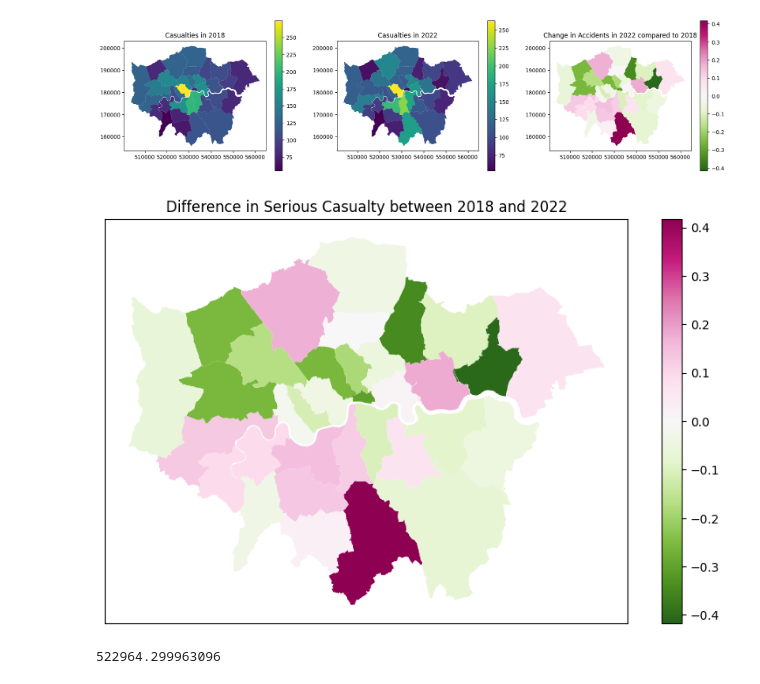
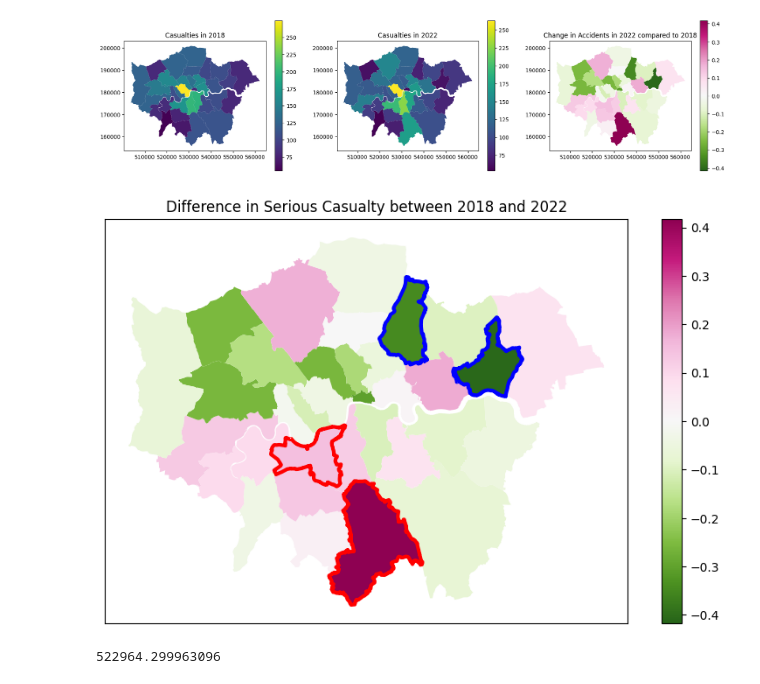
Before and after one commit to sokimura39/CUSP_Data_Dive, a Jupyter notebook: before_after_analysis.ipynb, the cells around one changed output. Cells and saved outputs as stored; diff of their text form; code cells hidden in the pictures.

```diff
--- a/before_after_analysis.ipynb
+++ b/before_after_analysis.ipynb
@@ -101,30 +103,51 @@ axes[2].set_title('Change in Accidents in 2022 compared to 2018')
 # %%
 # plot for difference in casualty
 
 # initialise plot
 f, ax = plt.subplots(1, 1, figsize = (10, 6))
 
 # plot boroughs
 boroughs[(boroughs['casualty_2018'] != 0) & (boroughs['casualty_2022'] != 0)].plot(
     ax = ax,
     column = 'casualty_difference',
     legend = True,
     cmap = 'PiYG_r',
     vmin = -max(abs(boroughs[(boroughs['casualty_2018'] != 0) & (boroughs['casualty_2022'] != 0)]['casualty_difference'])),
     vmax = max(abs(boroughs[(boroughs['casualty_2018'] != 0) & (boroughs['casualty_2022'] != 0)]['casualty_difference'])),
 )
 
+# define areas
+good = ['Barking and Dagenham', 'Waltham Forest']
+bad = ['Croydon', 'Wandsworth']
+
+for b in good:
+    boroughs[boroughs['NAME'] == b].plot(
+        ax = ax,
+        facecolor = 'None',
+        edgecolor = 'blue',
+        linewidth = 3
+    )
+
+for b in bad:
+    boroughs[boroughs['NAME'] == b].plot(
+        ax = ax,
+        facecolor = 'None',
+        edgecolor = 'red',
+        linewidth = 3
+    )
+
+
 # set title
 plt.title('Difference in Serious Casualty between 2018 and 2022')
 
 # delete axis ticks
 plt.xticks([])
 plt.yticks([])
 
 # save figure
 plt.savefig('plots/casualty_difference.png', bbox_inches = 'tight')
 # %% [output]
-[figure, old version]
+[figure, new version]
 # %%
 borough_name = 'Kensington and Chelsea'
 boroughs[boroughs['NAME'] == borough_name].geometry.bounds.minx.iloc[0]
```
Also changed, not shown: parts of 1 cell of this notebook, 3 other files.
